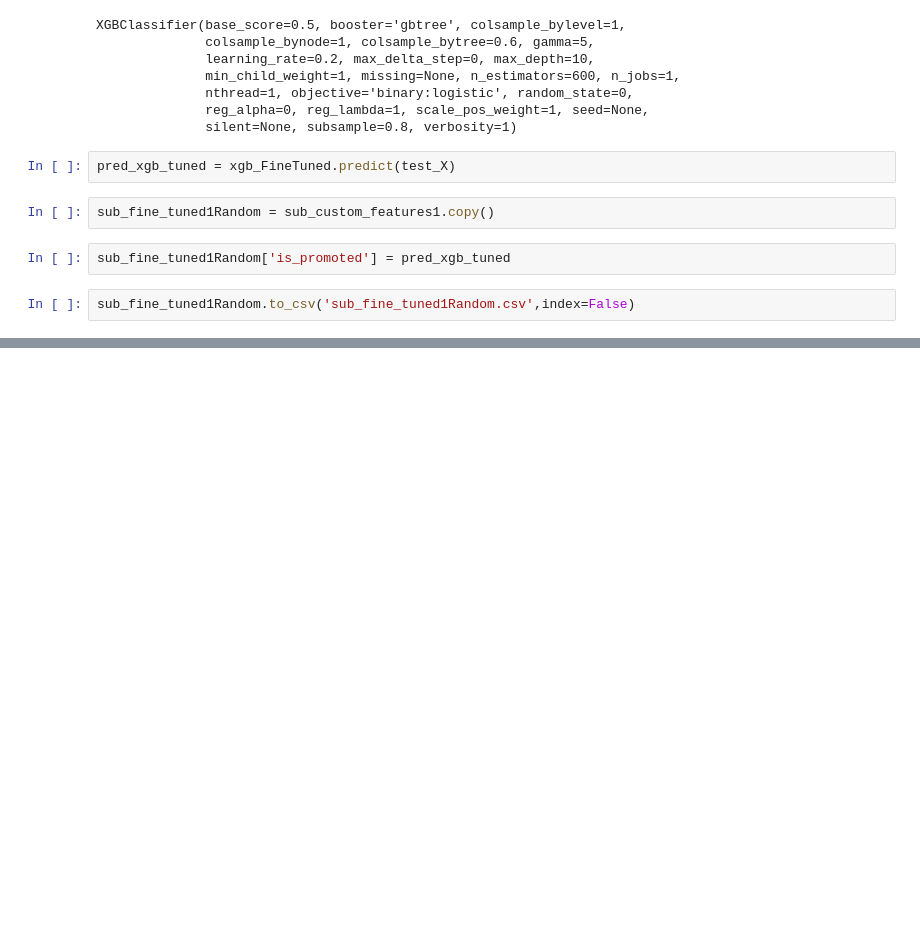
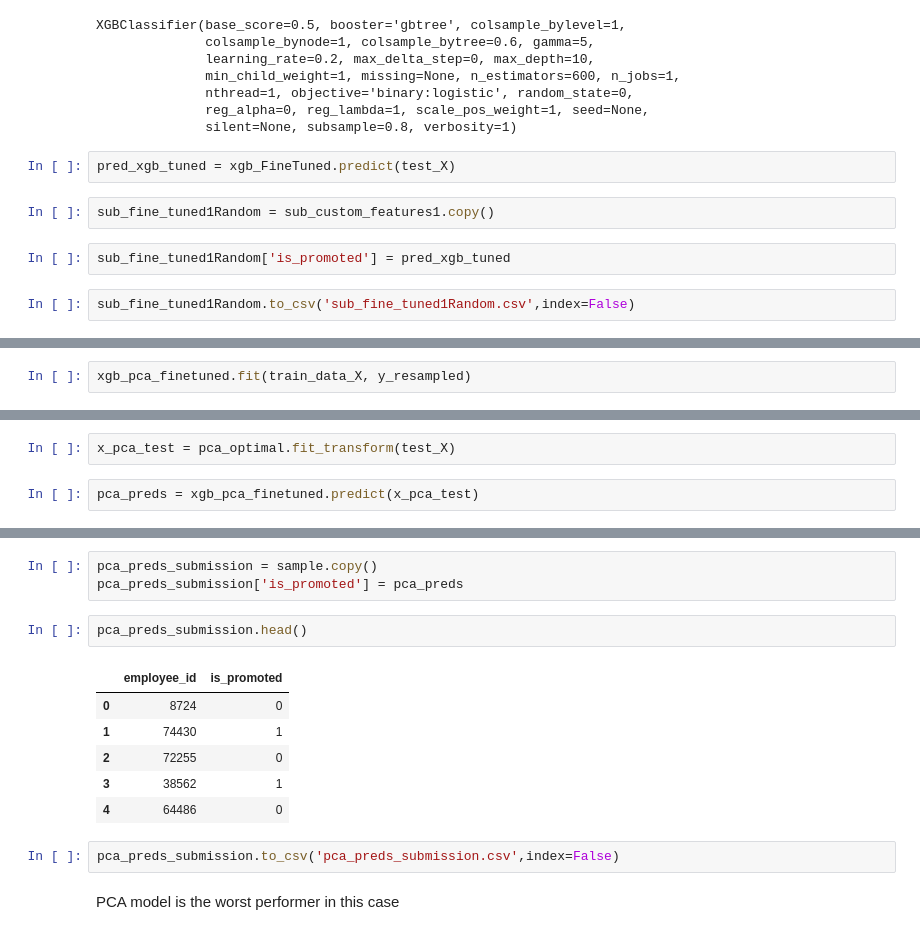
Before and after one commit to PraneethVasarla/HR-Analytics, a Jupyter notebook: HR Analytics-Copy1.ipynb, the cells around one changed output, grey strips where cells are left out. Drawn from its saved outputs; the diff is of its cells as text; blank space fills up the shorter version.

```diff
--- a/HR Analytics-Copy1.ipynb
+++ b/HR Analytics-Copy1.ipynb
@@ -1796,0 +1921,2 @@ sub_fine_tuned1Random.to_csv('sub_fine_tuned1Random.csv',index=False)
+# %%
+xgb_pca_finetuned.fit(train_data_X, y_resampled)
@@ -1796,0 +1931,4 @@ sub_fine_tuned1Random.to_csv('sub_fine_tuned1Random.csv',index=False)
+# %%
+x_pca_test = pca_optimal.fit_transform(test_X)
+# %%
+pca_preds = xgb_pca_finetuned.predict(x_pca_test)
@@ -1796,0 +1944,16 @@ sub_fine_tuned1Random.to_csv('sub_fine_tuned1Random.csv',index=False)
+# %%
+pca_preds_submission = sample.copy()
+pca_preds_submission['is_promoted'] = pca_preds
+# %%
+pca_preds_submission.head()
+# %% [output]
+|  | employee_id | is_promoted |
+| 0 | 8724 | 0 |
+| 1 | 74430 | 1 |
+| 2 | 72255 | 0 |
+| 3 | 38562 | 1 |
+| 4 | 64486 | 0 |
+# %%
+pca_preds_submission.to_csv('pca_preds_submission.csv',index=False)
+# %% [markdown]
+PCA model is the worst performer in this case
```
Also changed, not shown: parts of 37 cells of this notebook, 1 other file.
